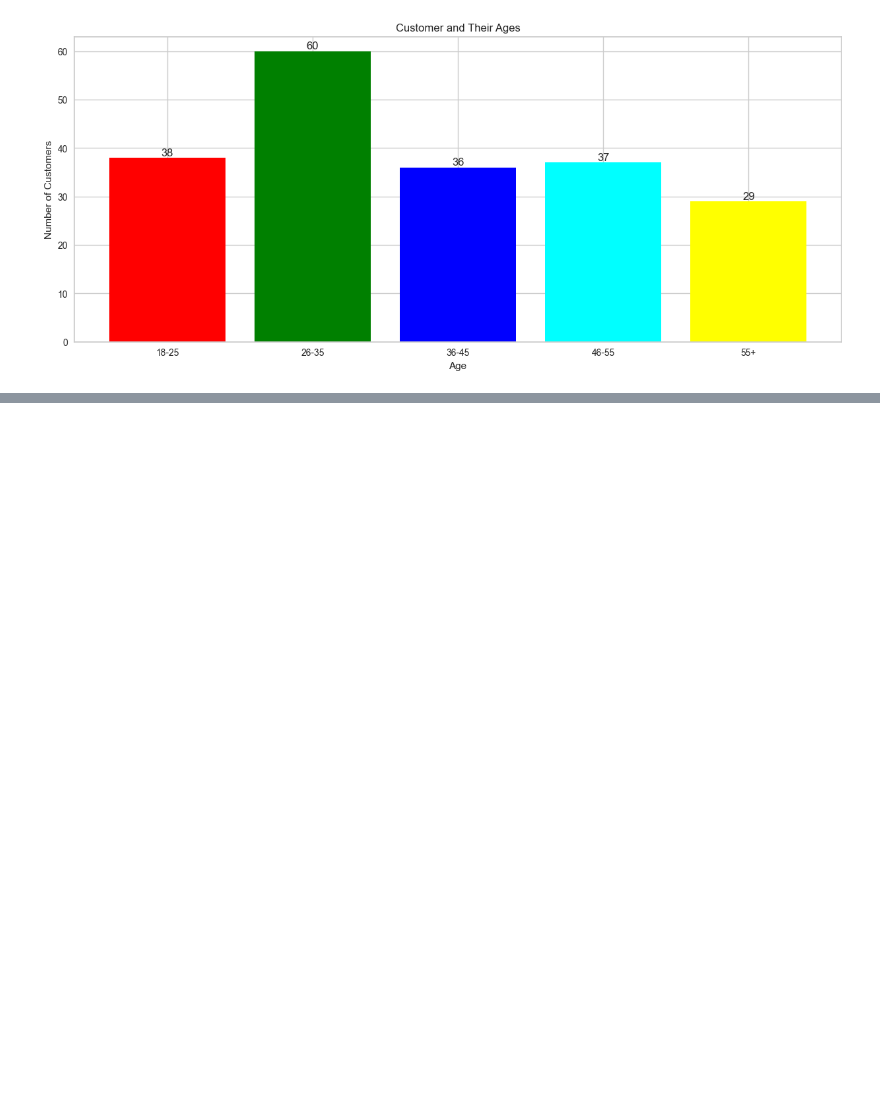
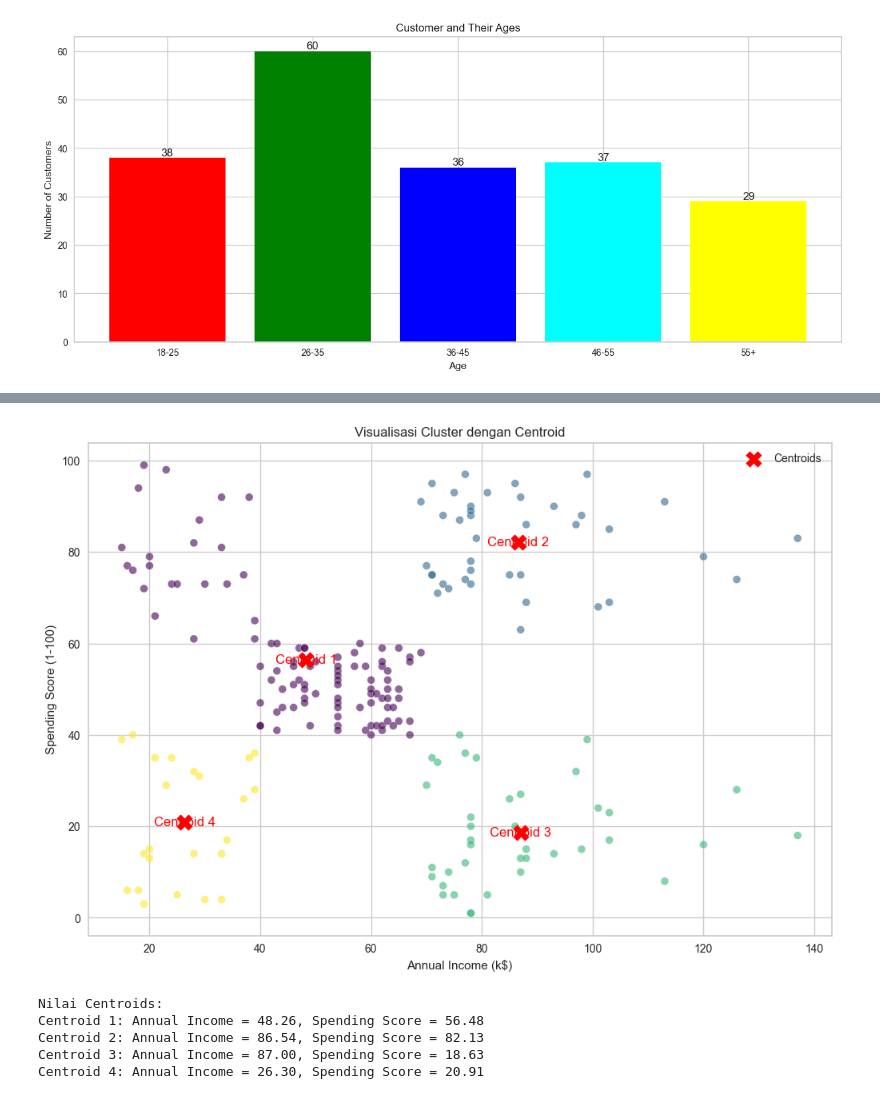
Before and after one commit to ai-azz/customer-segmentation, a Jupyter notebook: customer clustering.ipynb, the cells around one changed output, grey strips where cells are left out. Saved outputs shown, nothing was run; the diff lists cells and outputs as text; code cells hidden in the pictures; blank space fills up the shorter version.

```diff
--- a/customer clustering.ipynb
+++ b/customer clustering.ipynb
@@ -131,0 +221,38 @@ plt.show()
+# %%
+import matplotlib.pyplot as plt
+
+# determine the position of the centroid
+centroids = kmeans.cluster_centers_
+
+# cluster visualization
+plt.figure(figsize=(12, 8))
+
+# plot data
+plt.scatter(X[:, 0], X[:, 1], c=labels, cmap='viridis', s=50, alpha=0.6, edgecolors='w', marker='o')
+
+# plot centroid
+plt.scatter(centroids[:, 0], centroids[:, 1], c='red', s=200, marker='X', label='Centroids')
+
+# add centroid labels to the plot
+for i, centroid in enumerate(centroids):
+    plt.text(centroid[0], centroid[1], f'Centroid {i+1}', color='red', fontsize=12, ha='center', va='center')
+
+# add title and label
+plt.title('Visualisasi Cluster dengan Centroid')
+plt.xlabel('Annual Income (k$)')
+plt.ylabel('Spending Score (1-100)')
+plt.legend()
+
+plt.show()
+
+# display controid values
+print("Nilai Centroids:")
+for i, centroid in enumerate(centroids):
+    print(f"Centroid {i+1}: Annual Income = {centroid[0]:.2f}, Spending Score = {centroid[1]:.2f}")
+# %% [output]
+[figure, added]
+Nilai Centroids:
+Centroid 1: Annual Income = 48.26, Spending Score = 56.48
+Centroid 2: Annual Income = 86.54, Spending Score = 82.13
+Centroid 3: Annual Income = 87.00, Spending Score = 18.63
+Centroid 4: Annual Income = 26.30, Spending Score = 20.91
```
Also changed, not shown: parts of 7 cells of this notebook.
